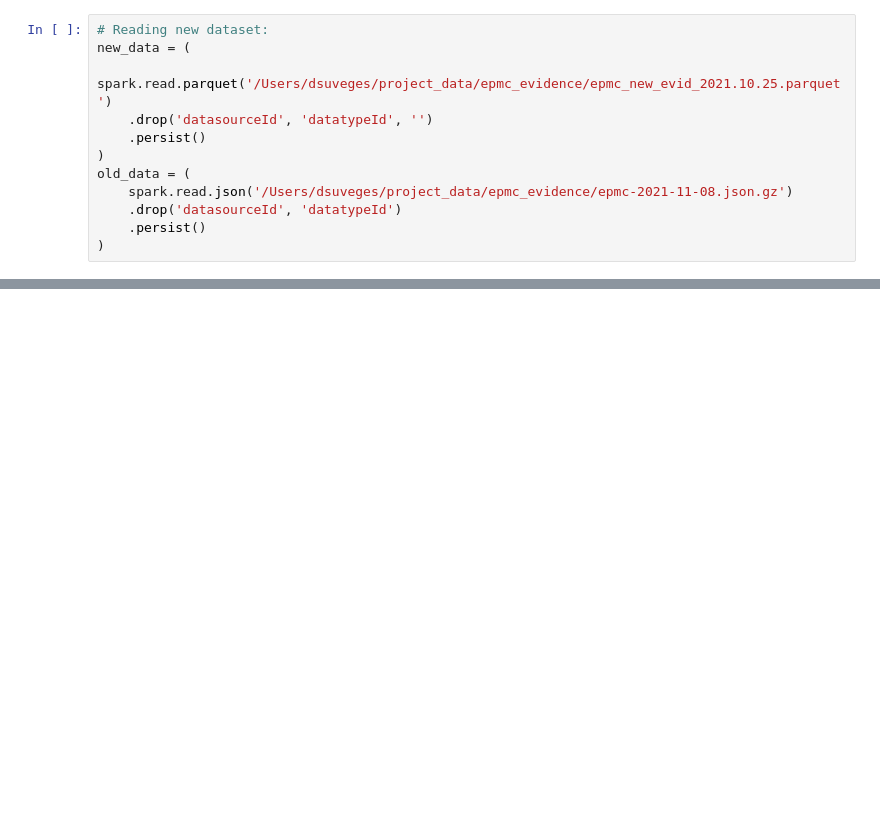
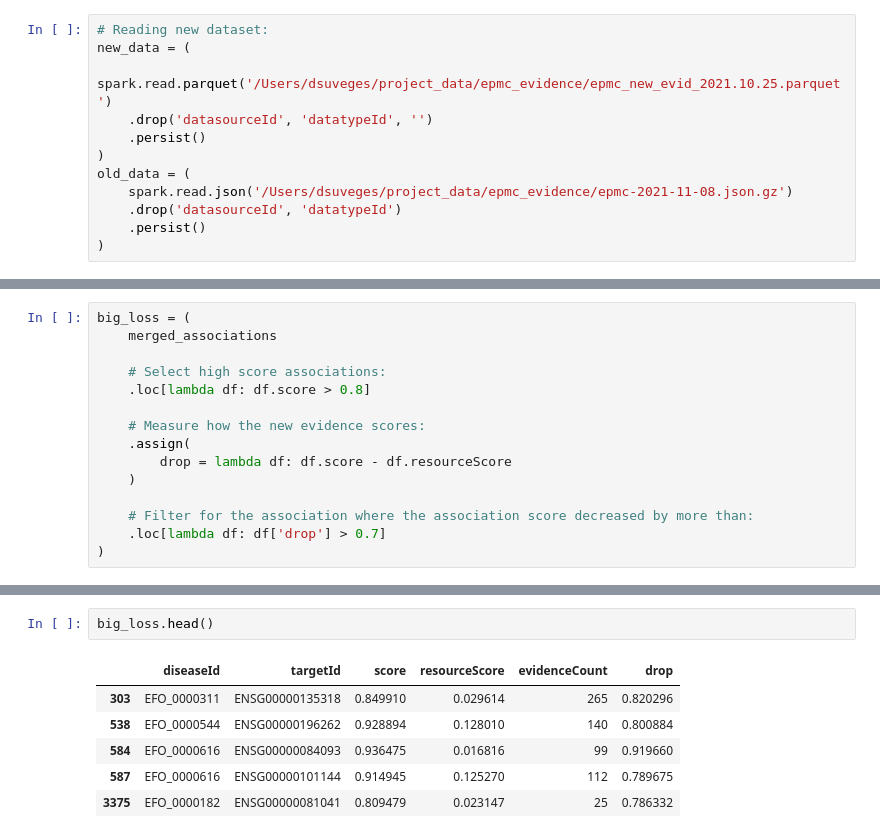
Before and after one commit to DSuveges/random_notebooks, a Jupyter notebook: issue-1867-EPMC_evidence_comparison/Reviewing_empc_evidence.ipynb, the cells around one changed output, grey strips where cells are left out. Saved outputs shown, nothing was run; the diff lists cells and outputs as text; blank space fills up the shorter version.

```diff
--- a/issue-1867-EPMC_evidence_comparison/Reviewing_empc_evidence.ipynb
+++ b/issue-1867-EPMC_evidence_comparison/Reviewing_empc_evidence.ipynb
@@ -62,0 +225,15 @@ old_data = (
+# %%
+big_loss = (
+    merged_associations
+
+    # Select high score associations:
+    .loc[lambda df: df.score > 0.8]
+
+    # Measure how the new evidence scores:
+    .assign(
+        drop = lambda df: df.score - df.resourceScore
+    )
+
+    # Filter for the association where the association score decreased by more than:
+    .loc[lambda df: df['drop'] > 0.7]
+)
@@ -62,0 +248,9 @@ old_data = (
+# %%
+big_loss.head()
+# %% [output]
+|  | diseaseId | targetId | score | resourceScore | evidenceCount | drop |
+| 303 | EFO_0000311 | ENSG00000135318 | 0.849910 | 0.029614 | 265 | 0.820296 |
+| 538 | EFO_0000544 | ENSG00000196262 | 0.928894 | 0.128010 | 140 | 0.800884 |
+| 584 | EFO_0000616 | ENSG00000084093 | 0.936475 | 0.016816 | 99 | 0.919660 |
+| 587 | EFO_0000616 | ENSG00000101144 | 0.914945 | 0.125270 | 112 | 0.789675 |
+| 3375 | EFO_0000182 | ENSG00000081041 | 0.809479 | 0.023147 | 25 | 0.786332 |
```
Also changed, not shown: parts of 34 cells of this notebook, 3 other files.
